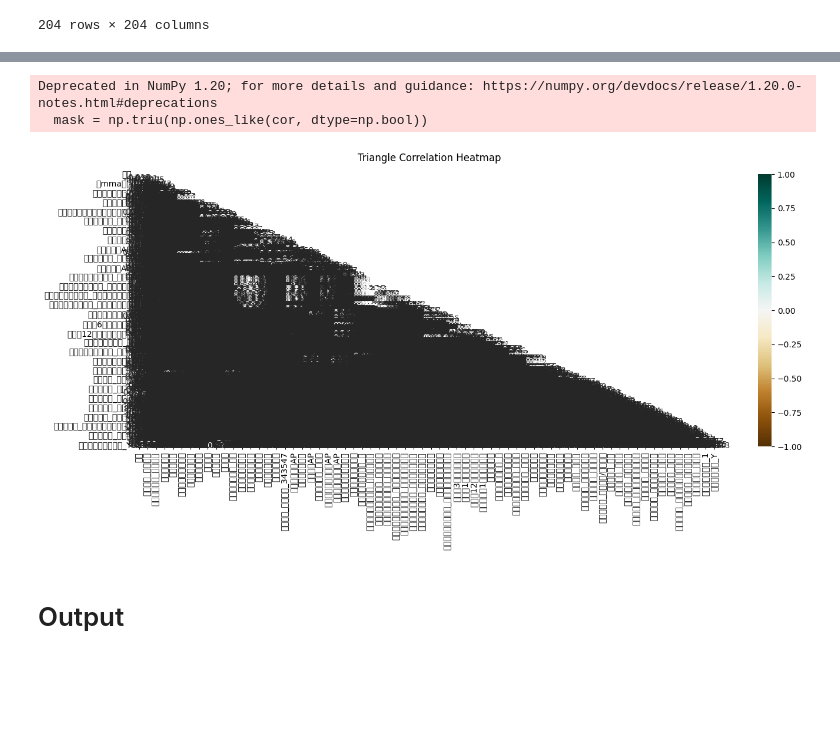
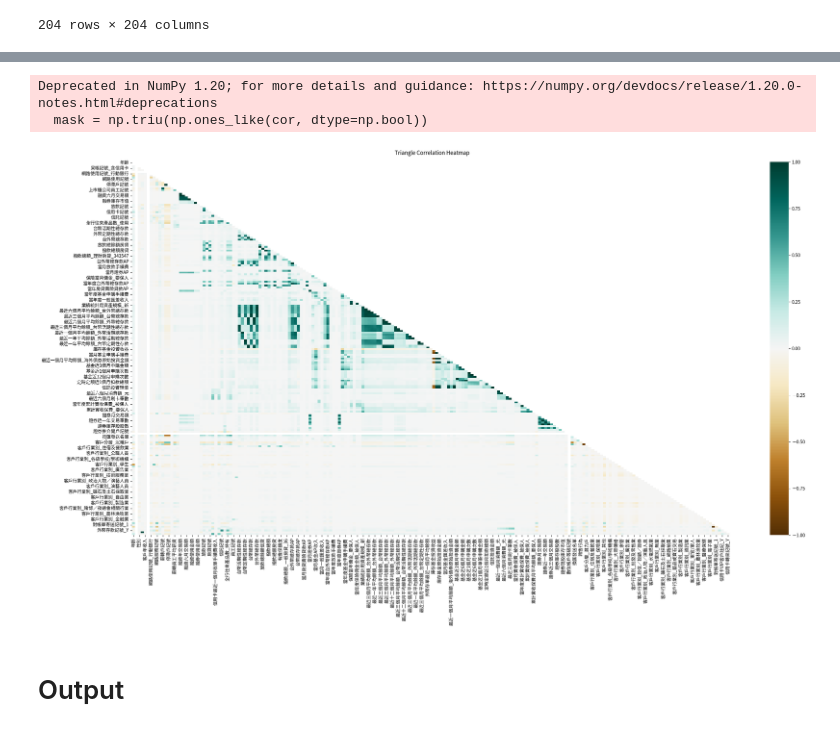
Before and after one commit to sssylvia0/Uplift_Model, a Jupyter notebook: Preprocess.ipynb, the cells around one changed output, grey strips where cells are left out. Cells and saved outputs as stored; diff of their text form; code cells hidden in the pictures; blank space fills up the shorter version.

```diff
--- a/Preprocess.ipynb
+++ b/Preprocess.ipynb
@@ -295,19 +319,19 @@ cor
 # %%
 import pandas as pd
 import numpy as np
 import seaborn as sns
 import matplotlib.pyplot as plt
 
-plt.figure(figsize=(16, 6))
+plt.figure(figsize=(30, 15))
 # define the mask to set the values in the upper triangle to True
 mask = np.triu(np.ones_like(cor, dtype=np.bool))
-heatmap = sns.heatmap(cor, mask=mask, vmin=-1, vmax=1, annot=True, cmap='BrBG')
+heatmap = sns.heatmap(cor, mask=mask, vmin=-1, vmax=1, cmap='BrBG')
 heatmap.set_title('Triangle Correlation Heatmap', fontdict={'fontsize':12}, pad=16);
 plt.show()
 # %% [output]
 Deprecated in NumPy 1.20; for more details and guidance: https://numpy.org/devdocs/release/1.20.0-notes.html#deprecations
   mask = np.triu(np.ones_like(cor, dtype=np.bool))
-[figure, old version]
+[figure, new version]
 # %% [markdown]
 # Output
 # %%
```
Also changed, not shown: parts of 5 cells of this notebook.
